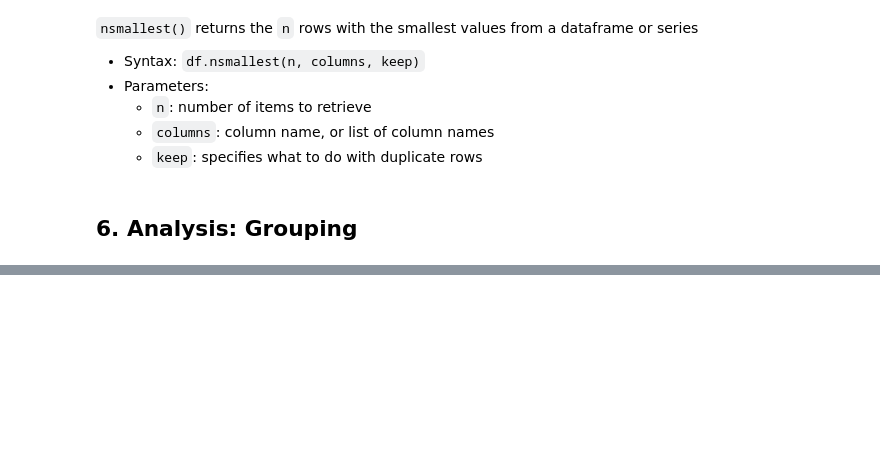
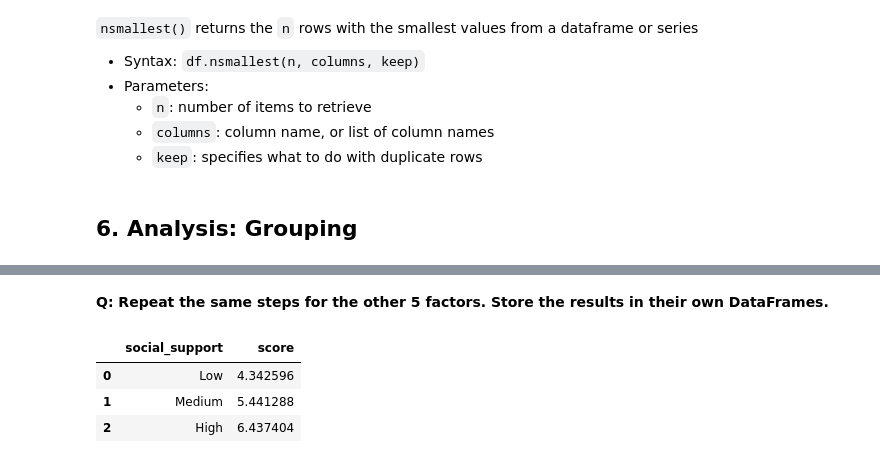
Before and after one commit to kelpppp/world-happiness-practice, a Jupyter notebook: notebook.ipynb, the cells around one changed output, grey strips where cells are left out. Saved outputs shown, nothing was run; the diff lists cells and outputs as text; code cells hidden in the pictures; blank space fills up the shorter version.

```diff
--- a/notebook.ipynb
+++ b/notebook.ipynb
@@ -269,0 +337,23 @@ df_gdp_above_median.nsmallest(10, 'score')
+# %% [markdown]
+**Q: Repeat the same steps for the other 5 factors. Store the results in their own DataFrames.**
+# %%
+labels = ['Low', 'Medium', 'High']
+factors = ['gdp_per_capita', 'social_support', 'life_expectancy', 'freedom', 'generosity', 'perceived_corruption']
+# created dictionary of dataframes
+dfs_avg_score_by_tier = {}
+
+# for each factor, dynamically create its dataframe of average score by tier
+# store each created dataframe into a dictionary of dataframes
+for factor in factors:
+    # create dataframe
+    dfs_avg_score_by_tier[f'df_avg_score_by_{factor}'] = df_2019.groupby(
+        pd.qcut(df_2019[factor], q=3, labels=labels)
+        )['score'].mean().reset_index()
+
+# verify by accessing a dataframe in dataframes dictionary
+dfs_avg_score_by_tier['df_avg_score_by_social_support'].head()
+# %% [output]
+|  | social_support | score |
+| 0 | Low | 4.342596 |
+| 1 | Medium | 5.441288 |
+| 2 | High | 6.437404 |
```
Also changed, not shown: parts of 9 cells of this notebook.
